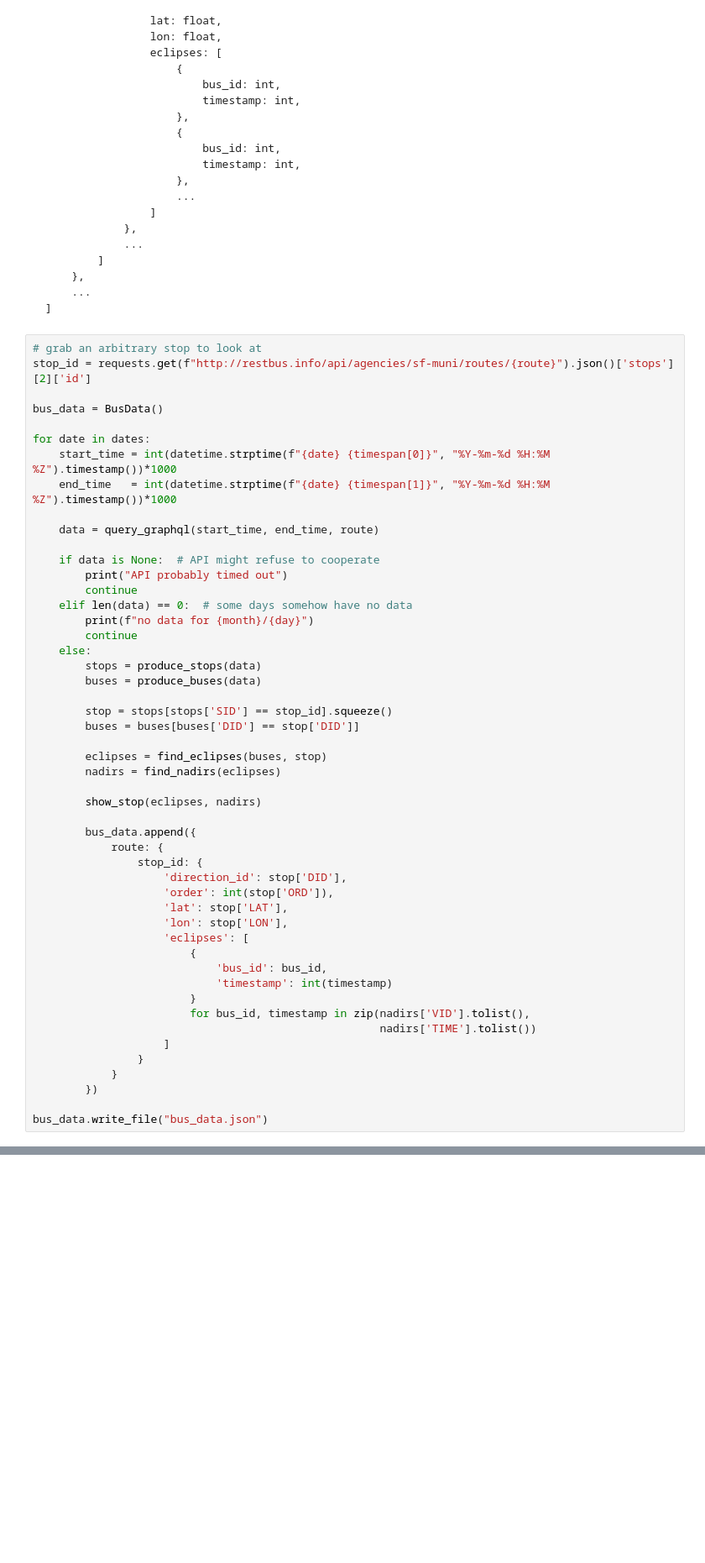
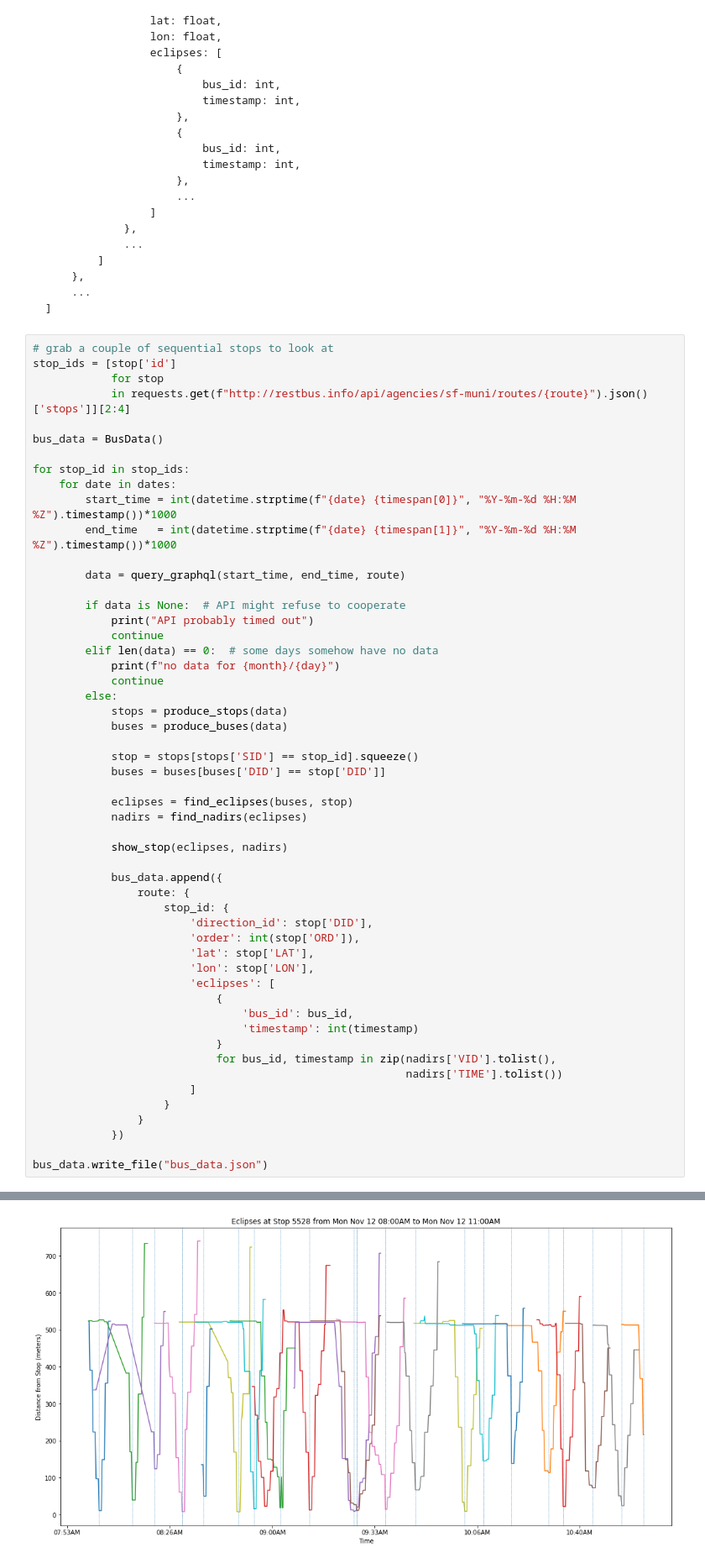
Before and after one commit to trynmaps/opentransit-metrics, a Jupyter notebook: mykelu/eclipses.ipynb, the cells around one changed output, grey strips where cells are left out. Shown at 84% size. Cells and saved outputs as stored; diff of their text form; blank space fills up the shorter version.

Commit message:
accomodate querying multiple stops

````diff
--- a/mykelu/eclipses.ipynb
+++ b/mykelu/eclipses.ipynb
@@ -330,63 +330,67 @@ data export specification:
 ]
 ```
 # %%
-# grab an arbitrary stop to look at
-stop_id = requests.get(f"http://restbus.info/api/agencies/sf-muni/routes/{route}").json()['stops'][2]['id']
+# grab a couple of sequential stops to look at
+stop_ids = [stop['id']
+            for stop
+            in requests.get(f"http://restbus.info/api/agencies/sf-muni/routes/{route}").json()['stops']][2:4]
 
 bus_data = BusData()
 
-for date in dates:
-    start_time = int(datetime.strptime(f"{date} {timespan[0]}", "%Y-%m-%d %H:%M %Z").timestamp())*1000
-    end_time   = int(datetime.strptime(f"{date} {timespan[1]}", "%Y-%m-%d %H:%M %Z").timestamp())*1000
+for stop_id in stop_ids:
+    for date in dates:
+        start_time = int(datetime.strptime(f"{date} {timespan[0]}", "%Y-%m-%d %H:%M %Z").timestamp())*1000
+        end_time   = int(datetime.strptime(f"{date} {timespan[1]}", "%Y-%m-%d %H:%M %Z").timestamp())*1000
 
-    data = query_graphql(start_time, end_time, route)
+        data = query_graphql(start_time, end_time, route)
 
-    if data is None:  # API might refuse to cooperate
-        print("API probably timed out")
-        continue
-    elif len(data) == 0:  # some days somehow have no data
-        print(f"no data for {month}/{day}")
-        continue
-    else:
-        stops = produce_stops(data)
-        buses = produce_buses(data)
+        if data is None:  # API might refuse to cooperate
+            print("API probably timed out")
+            continue
+        elif len(data) == 0:  # some days somehow have no data
+            print(f"no data for {month}/{day}")
+            continue
+        else:
+            stops = produce_stops(data)
+            buses = produce_buses(data)
 
-        stop = stops[stops['SID'] == stop_id].squeeze()
-        buses = buses[buses['DID'] == stop['DID']]
+            stop = stops[stops['SID'] == stop_id].squeeze()
+            buses = buses[buses['DID'] == stop['DID']]
 
-        eclipses = find_eclipses(buses, stop)
-        nadirs = find_nadirs(eclipses)
+            eclipses = find_eclipses(buses, stop)
+            nadirs = find_nadirs(eclipses)
 
-        show_stop(eclipses, nadirs)
+            show_stop(eclipses, nadirs)
 
-        bus_data.append({
-            route: {
-                stop_id: {
-                    'direction_id': stop['DID'],
-                    'order': int(stop['ORD']),
-                    'lat': stop['LAT'],
-                    'lon': stop['LON'],
-                    'eclipses': [
-                        {
-                            'bus_id': bus_id,
-                            'timestamp': int(timestamp)
-                        }
-                        for bus_id, timestamp in zip(nadirs['VID'].tolist(),
-                                                     nadirs['TIME'].tolist())
-                    ]
+            bus_data.append({
+                route: {
+                    stop_id: {
+                        'direction_id': stop['DID'],
+                        'order': int(stop['ORD']),
+                        'lat': stop['LAT'],
+                        'lon': stop['LON'],
+                        'eclipses': [
+                            {
+                                'bus_id': bus_id,
+                                'timestamp': int(timestamp)
+                            }
+                            for bus_id, timestamp in zip(nadirs['VID'].tolist(),
+                                                         nadirs['TIME'].tolist())
+                        ]
+                    }
                 }
-            }
-        })
+            })
 
 bus_data.write_file("bus_data.json")
 # %% [output]
 [figure]
 [figure]
 [figure]
 [figure]
 [figure]
 [figure]
 [figure]
 [figure]
 [figure]
 [figure]
+[figure, added]
````
Also changed, not shown: parts of 1 cell of this notebook, 1 other file.
